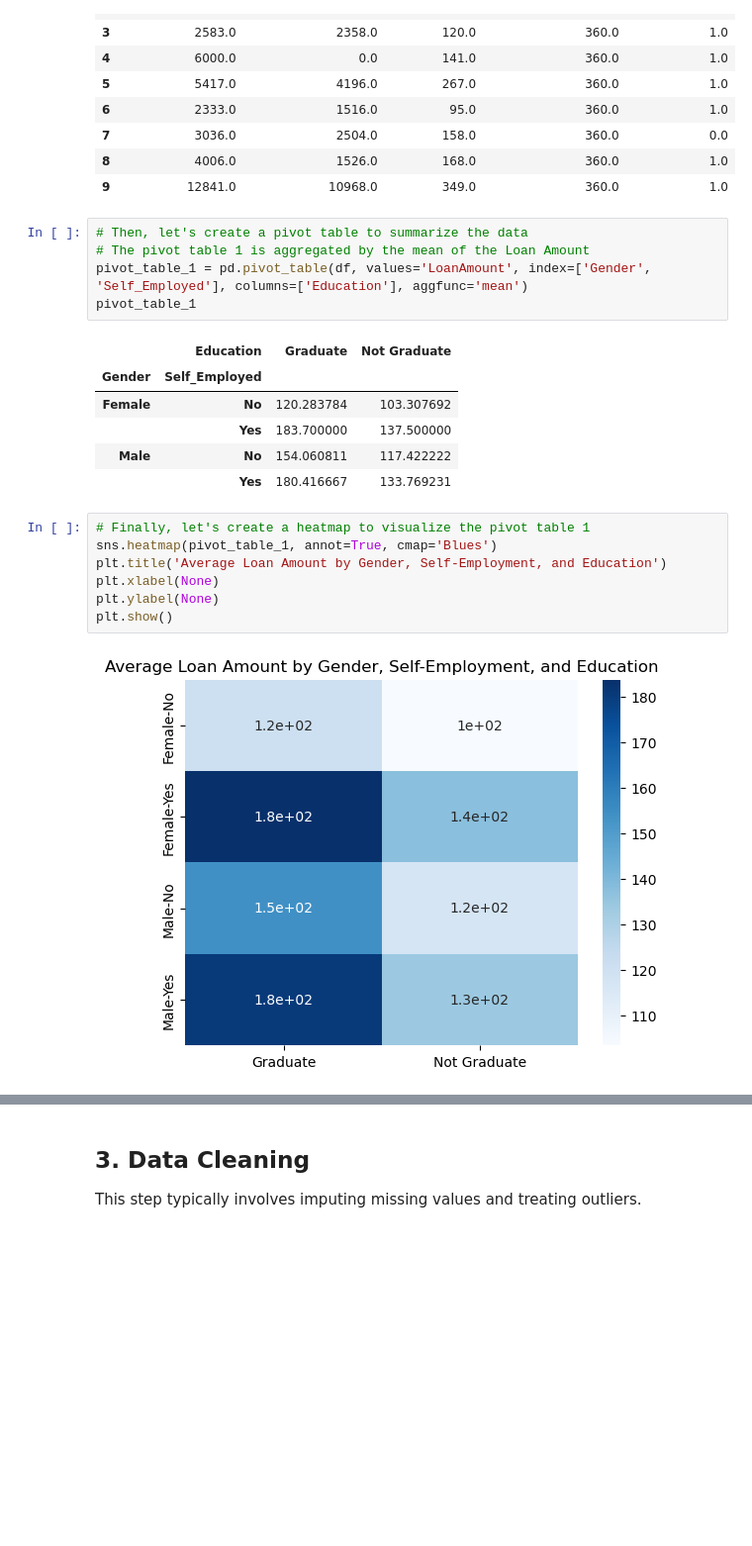
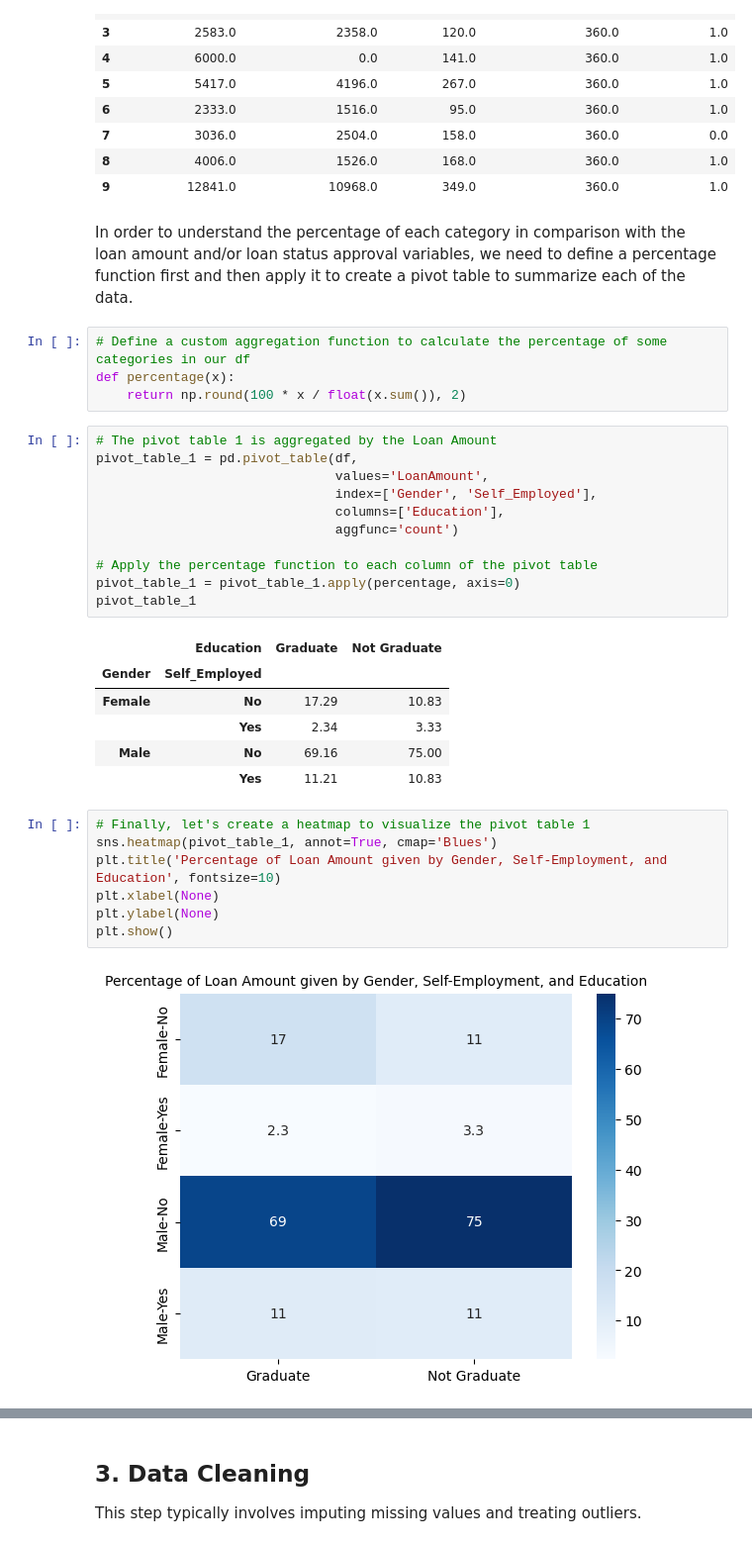
Before and after one commit to rafaelaqfc/Loan-Prediction-Project, a Jupyter notebook: notebooks/instructions.ipynb, the cells around one changed output, grey strips where cells are left out. Shown at 99% size. Saved outputs shown, nothing was run; the diff lists cells and outputs as text; blank space fills up the shorter version.

```diff
--- a/notebooks/instructions.ipynb
+++ b/notebooks/instructions.ipynb
@@ -465,24 +467,36 @@ df_numeric.head(10)
 | 7 | 3036.0 | 2504.0 | 158.0 | 360.0 | 0.0 |
 | 8 | 4006.0 | 1526.0 | 168.0 | 360.0 | 1.0 |
 | 9 | 12841.0 | 10968.0 | 349.0 | 360.0 | 1.0 |
+# %% [markdown]
+In order to understand the percentage of each category in comparison with the loan amount and/or loan status approval variables, we need to define a percentage function first and then apply it to create a pivot table to summarize each of the data.
+# %%
+# Define a custom aggregation function to calculate the percentage of some categories in our df
+def percentage(x):
+    return np.round(100 * x / float(x.sum()), 2)
 # %%
-# Then, let's create a pivot table to summarize the data
-# The pivot table 1 is aggregated by the mean of the Loan Amount
-pivot_table_1 = pd.pivot_table(df, values='LoanAmount', index=['Gender', 'Self_Employed'], columns=['Education'], aggfunc='mean')
+# The pivot table 1 is aggregated by the Loan Amount
+pivot_table_1 = pd.pivot_table(df,
+                               values='LoanAmount',
+                               index=['Gender', 'Self_Employed'],
+                               columns=['Education'],
+                               aggfunc='count')
+
+# Apply the percentage function to each column of the pivot table
+pivot_table_1 = pivot_table_1.apply(percentage, axis=0)
 pivot_table_1
 # %% [output]
 |  | Education | Graduate | Not Graduate |
 | Gender | Self_Employed |  |  |
-| Female | No | 120.283784 | 103.307692 |
-|  | Yes | 183.700000 | 137.500000 |
-| Male | No | 154.060811 | 117.422222 |
-|  | Yes | 180.416667 | 133.769231 |
+| Female | No | 17.29 | 10.83 |
+|  | Yes | 2.34 | 3.33 |
+| Male | No | 69.16 | 75.00 |
+|  | Yes | 11.21 | 10.83 |
 # %%
 # Finally, let's create a heatmap to visualize the pivot table 1
 sns.heatmap(pivot_table_1, annot=True, cmap='Blues')
-plt.title('Average Loan Amount by Gender, Self-Employment, and Education')
+plt.title('Percentage of Loan Amount given by Gender, Self-Employment, and Education', fontsize=10)
 plt.xlabel(None)
 plt.ylabel(None)
 plt.show()
 # %% [output]
-[figure, old version]
+[figure, new version]
```
Also changed, not shown: parts of 11 cells of this notebook.
